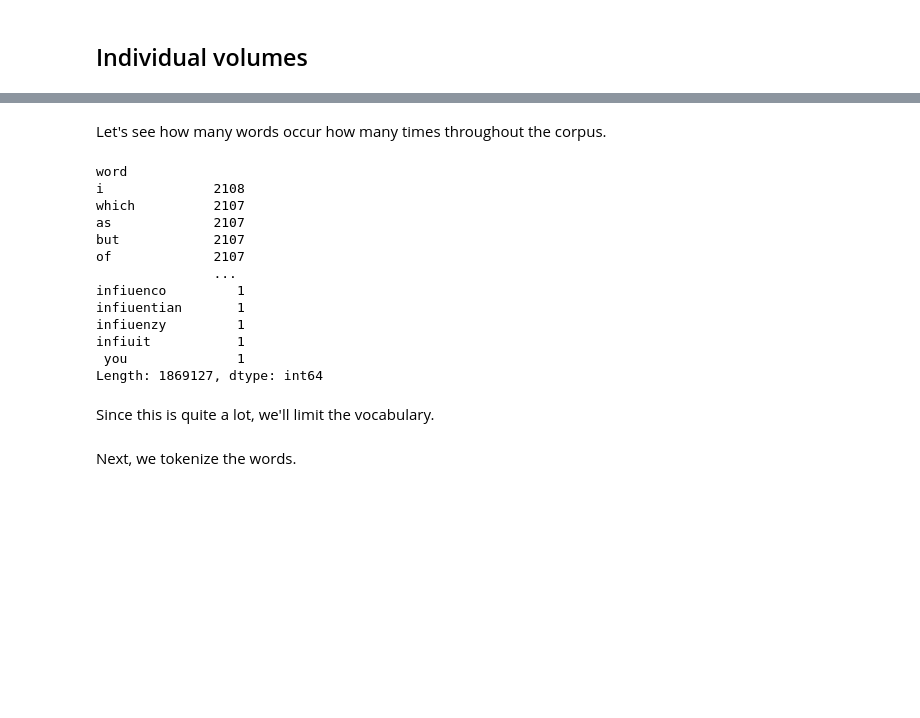
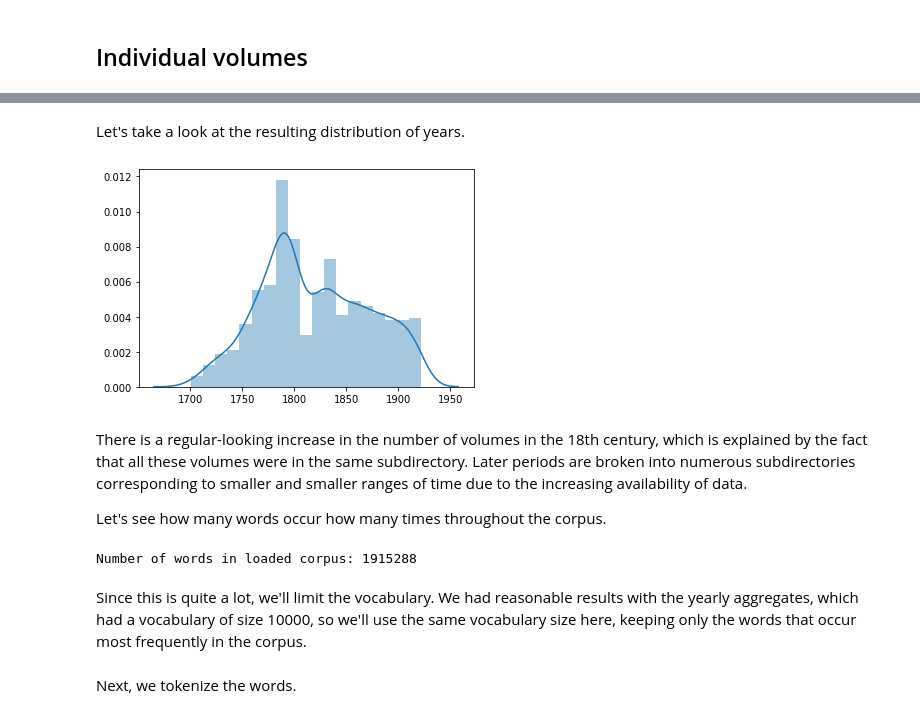
Before and after one commit to bencwallace/doc2date, a Jupyter notebook: doc2date.ipynb, the cells around one changed output, grey strips where cells are left out. Drawn from its saved outputs; the diff is of its cells as text; code cells hidden in the pictures; blank space fills up the shorter version.

```diff
--- a/doc2date.ipynb
+++ b/doc2date.ipynb
@@ -351,0 +348,3 @@ def try_read_csv(file):
+# %%
+metadata = pd.read_csv(os.path.join('data/htrc', 'fiction_metadata.csv'), usecols=['htid', 'author', 'date', 'title'])
+metadata = metadata.set_index('htid')
@@ -356,15 +357,25 @@ samples_per_century = 1000
 docs = []
 years = []
 for vols_dir, range_size in vols_dirs.items():
+    # take a random subsample from `vols_dir` of size proportional to `range_size`
     all_volumes = os.listdir(vols_dir)
     sample_size = int(samples_per_century * range_size / 100)
     volumes = np.random.choice(all_volumes, size=sample_size, replace=False)
+
     for vol in volumes:
-        doc = try_read_csv(vol).dropna()
-        if doc is not None:
-            htid = vol.split('.tsv')[0]
-            year = metadata.loc[htid, 'date']
-            years.append(year)
+        csv_path = os.path.join(vols_dir, vol)
 
-            docs.append(doc)
+        # deal with some errors loading some of the volumes
+        try:
+            doc = pd.read_csv(csv_path, sep='\t', quoting=csv.QUOTE_NONE, names=['word', 'freq'])
+            doc = doc.dropna()
+        except pd.errors.EmptyDataError:
+            continue
+
+        # lookup publication date in metadata
+        htid = vol.split('.tsv')[0]
+        year = metadata.loc[htid, 'date']
+        years.append(year)
+
+        docs.append(doc)
 # %% [output]
@@ -373,24 +384,20 @@ Wall time: 25.4 s
-# %% [markdown]
-Let's see how many words occur how many times throughout the corpus.
+# %% [markdown]
+Let's take a look at the resulting distribution of years.
+# %%
+_ = sns.distplot(years)
+# %% [output]
+[figure, added]
+# %% [markdown]
+There is a regular-looking increase in the number of volumes in the 18th century, which is explained by the fact that all these volumes were in the same subdirectory. Later periods are broken into numerous subdirectories corresponding to smaller and smaller ranges of time due to the increasing availability of data.
+
+Let's see how many words occur how many times throughout the corpus.
 # %%
 all_words = pd.concat(docs).groupby('word').size().sort_values(ascending=False)
-all_words
+print('Number of words in loaded corpus:', len(all_words))
 # %% [output]
-word
-i              2108
-which          2107
-as             2107
-but            2107
-of             2107
-               ...
-infiuenco         1
-infiuentian       1
-infiuenzy         1
-infiuit           1
-￼you              1
-Length: 1869127, dtype: int64
+Number of words in loaded corpus: 1915288
-# %% [markdown]
-Since this is quite a lot, we'll limit the vocabulary.
+# %% [markdown]
+Since this is quite a lot, we'll limit the vocabulary. We had reasonable results with the yearly aggregates, which had a vocabulary of size 10000, so we'll use the same vocabulary size here, keeping only the words that occur most frequently in the corpus.
 # %%
 vocab_size = 10_000
 vocab = all_words.sort_values(ascending=False).head(vocab_size)
```
Also changed, not shown: parts of 32 cells of this notebook.
